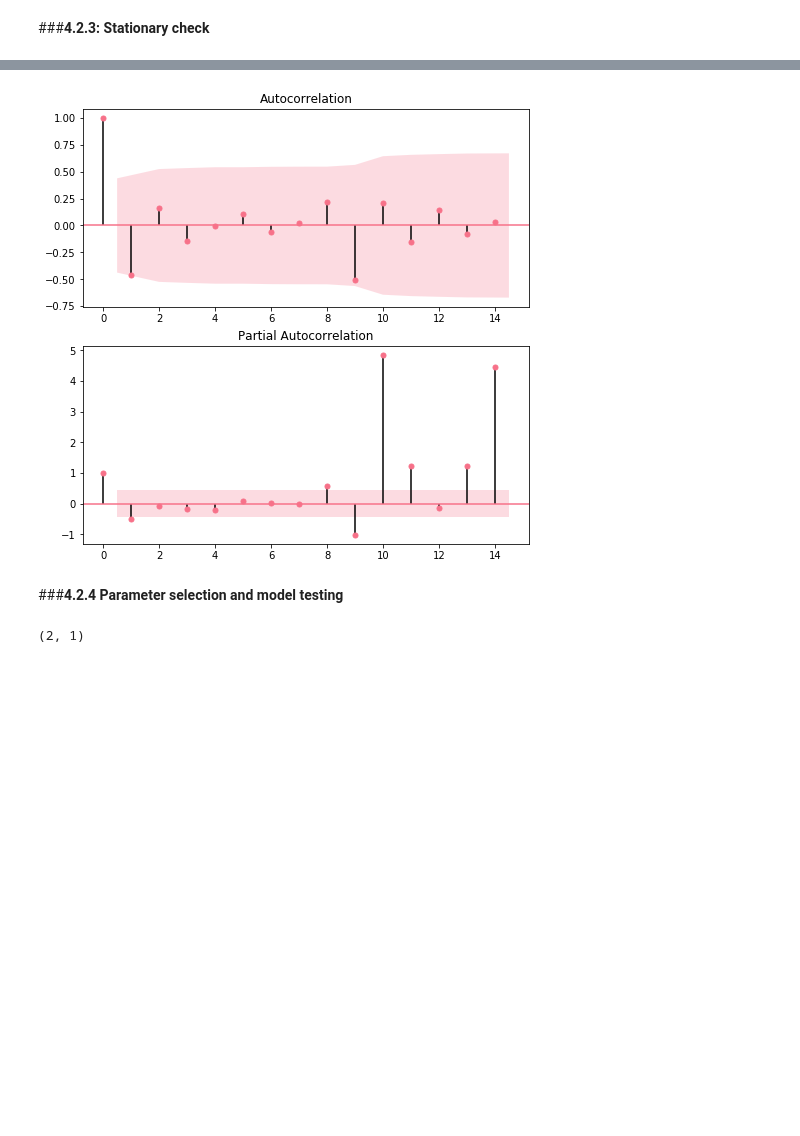
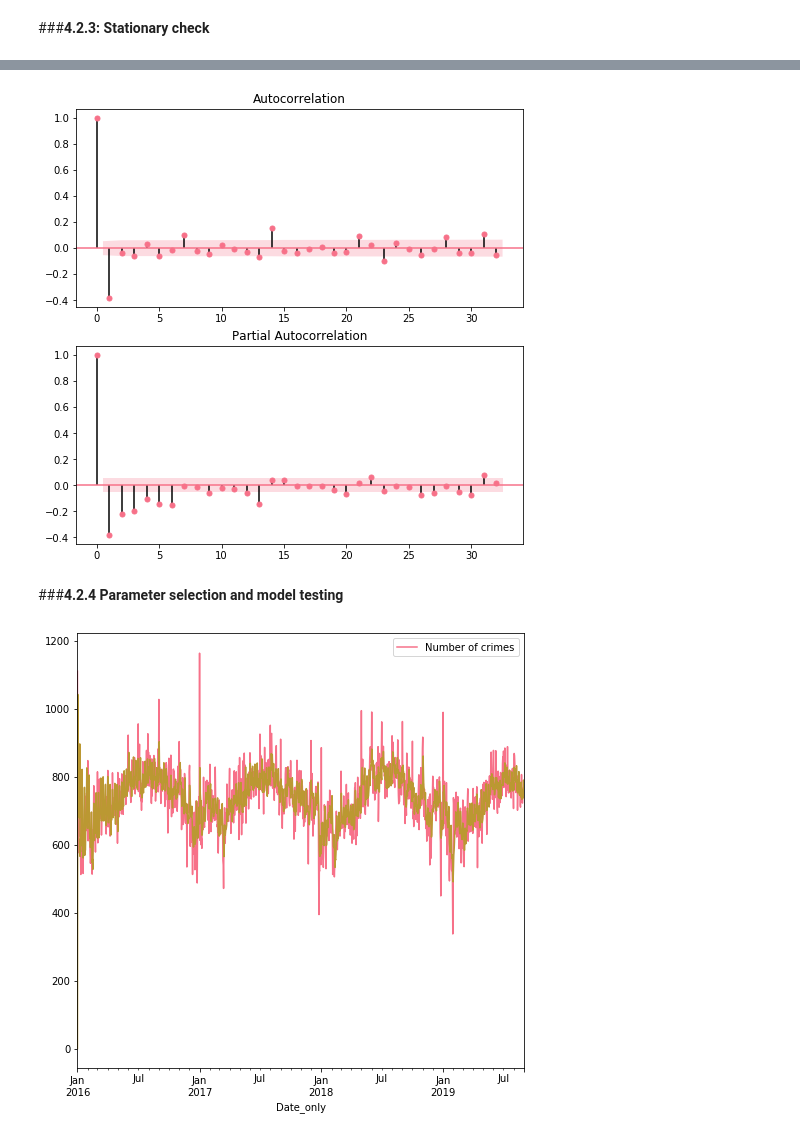
Before and after one commit to RuiyunHuang/Chicago_Crime_Analysis, a Jupyter notebook: Chicago_Crime.ipynb, the cells around one changed output, grey strips where cells are left out. Saved outputs shown, nothing was run; the diff lists cells and outputs as text; code cells hidden in the pictures; blank space fills up the shorter version.

```diff
--- a/Chicago_Crime.ipynb
+++ b/Chicago_Crime.ipynb
@@ -405,9 +427,9 @@ Critial Values:
 # %%
 fig, ax = plt.subplots(nrows=2,ncols=1)
-plot_acf(diff_1.values[0:20], ax = ax[0])
-plot_pacf(diff_1.values[0:20], ax = ax[1])
+plot_acf(diff_1.values, ax = ax[0])
+plot_pacf(diff_1.values, ax = ax[1])
 display()
 # %% [output]
-[figure, old version]
+[figure, new version]
 # %% [markdown]
 ###**4.2.4 Parameter selection and model testing**
@@ -416,4 +435,0 @@ res = sm.tsa.stattools.arma_order_select_ic(train_data,max_ar=4,max_ma=4,ic='aic
-# %%
-res['aic_min_order']
-# %% [output]
-(2, 1)
@@ -421,0 +436,10 @@ model=ARIMA(train_data, order=(2, 1, 1)).fit()
+# %%
+model=SARIMAX(train_data, order=(1, 0, 1), seasonal_order=(1, 0, 1, 7))
+result=model.fit()
+fig, ax = plt.subplots()
+ax = train_data.plot(ax=ax)
+pred = result.get_prediction(start=pd.to_datetime('2016-01-01'), dynamic=False)
+pred.predicted_mean.plot(ax=ax)
+display()
+# %% [output]
+[figure, added]
```
Also changed, not shown: parts of 26 cells of this notebook.
